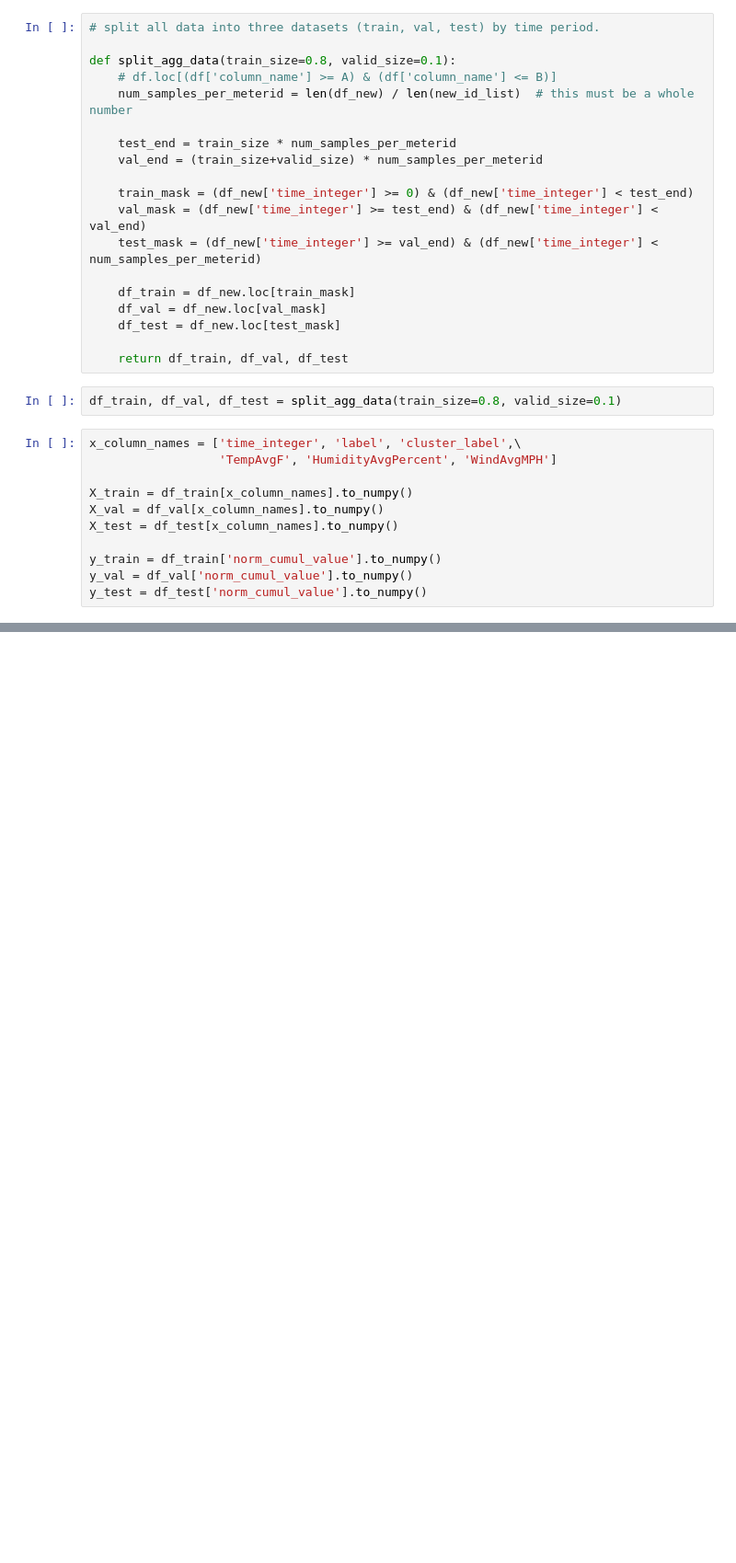
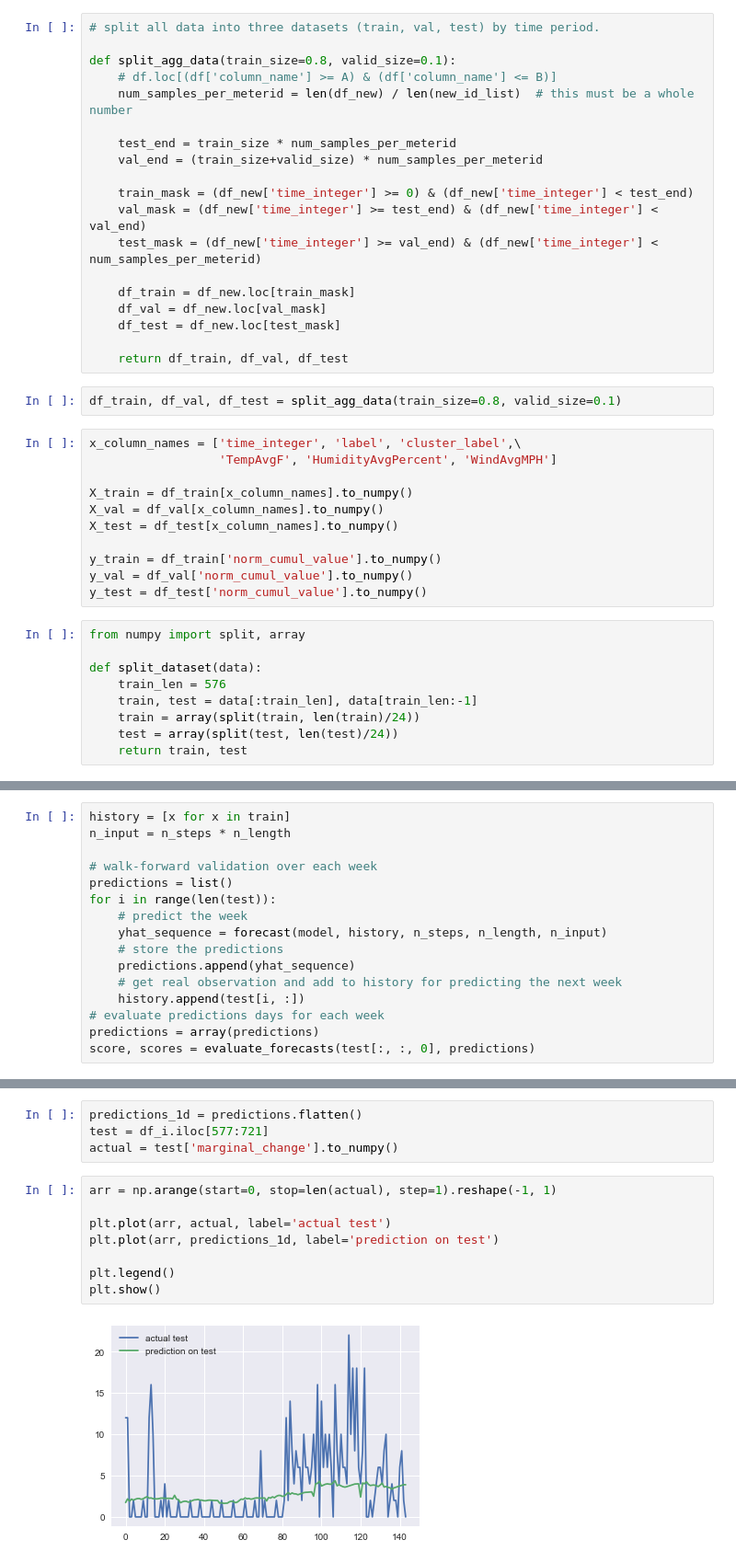
Before and after one commit to melvintzw/ee4211, a Jupyter notebook: part3_final.ipynb, the cells around one changed output, grey strips where cells are left out. Shown at 92% size. Cells and saved outputs as stored; diff of their text form; blank space fills up the shorter version.

```diff
--- a/part3_final.ipynb
+++ b/part3_final.ipynb
@@ -186,3 +186,12 @@ X_test = df_test[x_column_names].to_numpy()
 y_train = df_train['norm_cumul_value'].to_numpy()
 y_val = df_val['norm_cumul_value'].to_numpy()
 y_test = df_test['norm_cumul_value'].to_numpy()
+# %%
+from numpy import split, array
+
+def split_dataset(data):
+    train_len = 576
+    train, test = data[:train_len], data[train_len:-1]
+    train = array(split(train, len(train)/24))
+    test = array(split(test, len(test)/24))
+    return train, test
@@ -188,0 +296,16 @@ y_test = df_test['norm_cumul_value'].to_numpy()
+# %%
+history = [x for x in train]
+n_input = n_steps * n_length
+
+# walk-forward validation over each week
+predictions = list()
+for i in range(len(test)):
+    # predict the week
+    yhat_sequence = forecast(model, history, n_steps, n_length, n_input)
+    # store the predictions
+    predictions.append(yhat_sequence)
+    # get real observation and add to history for predicting the next week
+    history.append(test[i, :])
+# evaluate predictions days for each week
+predictions = array(predictions)
+score, scores = evaluate_forecasts(test[:, :, 0], predictions)
@@ -188,0 +372,14 @@ y_test = df_test['norm_cumul_value'].to_numpy()
+# %%
+predictions_1d = predictions.flatten()
+test = df_i.iloc[577:721]
+actual = test['marginal_change'].to_numpy()
+# %%
+arr = np.arange(start=0, stop=len(actual), step=1).reshape(-1, 1)
+
+plt.plot(arr, actual, label='actual test')
+plt.plot(arr, predictions_1d, label='prediction on test')
+
+plt.legend()
+plt.show()
+# %% [output]
+[figure, added]
```
Also changed, not shown: parts of 9 cells of this notebook.
